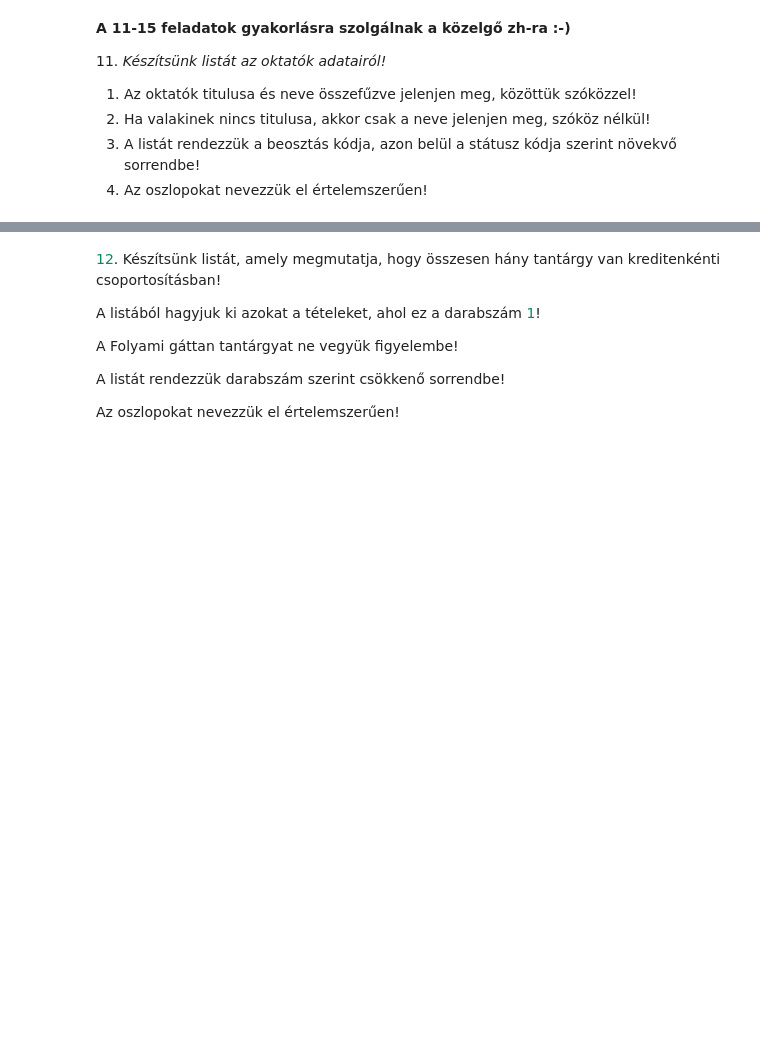
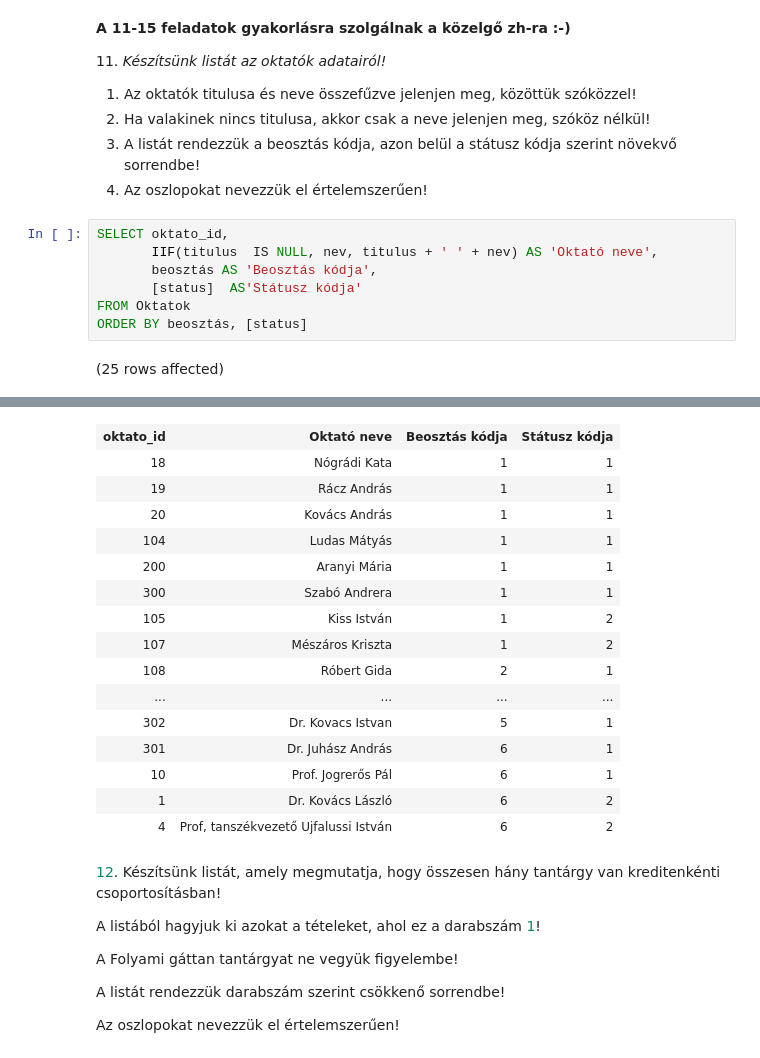
Before and after one commit to viktor764/Adatbazis1, a Jupyter notebook: gyakorlat03_feladatok.ipynb, the cells around one changed output, grey strips where cells are left out. Saved outputs shown, nothing was run; the diff lists cells and outputs as text; blank space fills up the shorter version.

```diff
--- a/gyakorlat03_feladatok.ipynb
+++ b/gyakorlat03_feladatok.ipynb
@@ -50,3 +83,12 @@ kkkkskksk
 2. Ha valakinek nincs titulusa, akkor csak a neve jelenjen meg, szóköz nélkül!
 3. A listát rendezzük a beosztás kódja, azon belül a státusz kódja szerint növekvő sorrendbe!
 4. Az oszlopokat nevezzük el értelemszerűen!
+# %%
+SELECT oktato_id,
+       IIF(titulus  IS NULL, nev, titulus + ' ' + nev) AS 'Oktató neve',
+       beosztás AS 'Beosztás kódja',
+       [status]  AS'Státusz kódja'
+FROM Oktatok
+ORDER BY beosztás, [status]
+# %% [output]
+(25 rows affected)
@@ -53,3 +96,19 @@ kkkkskksk
+| oktato_id | Oktató neve | Beosztás kódja | Státusz kódja |
+| 18 | Nógrádi Kata | 1 | 1 |
+| 19 | Rácz András | 1 | 1 |
+| 20 | Kovács András | 1 | 1 |
+| 104 | Ludas Mátyás | 1 | 1 |
+| 200 | Aranyi Mária | 1 | 1 |
+| 300 | Szabó Andrera | 1 | 1 |
+| 105 | Kiss István | 1 | 2 |
+| 107 | Mészáros Kriszta | 1 | 2 |
+| 108 | Róbert Gida | 2 | 1 |
+| ... | ... | ... | ... |
+| 302 | Dr. Kovacs Istvan | 5 | 1 |
+| 301 | Dr. Juhász András | 6 | 1 |
+| 10 | Prof. Jogrerős Pál | 6 | 1 |
+| 1 | Dr. Kovács László | 6 | 2 |
+| 4 | Prof, tanszékvezető Ujfalussi István | 6 | 2 |
 # %% [markdown]
 <span style="color: #09885a;">12</span>. Készítsünk listát, amely megmutatja, hogy összesen hány tantárgy van kreditenkénti csoportosításban!
 
```
Also changed, not shown: parts of 8 cells of this notebook, 1 other file.
